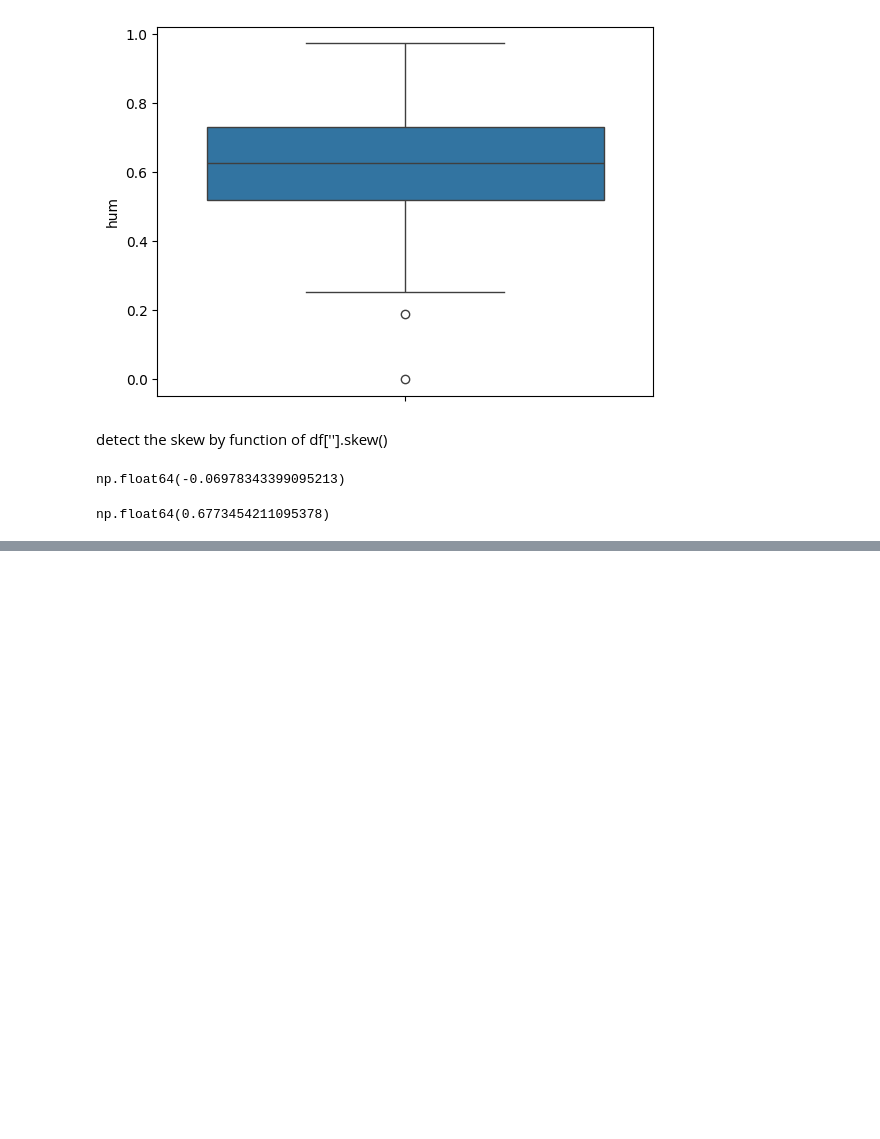
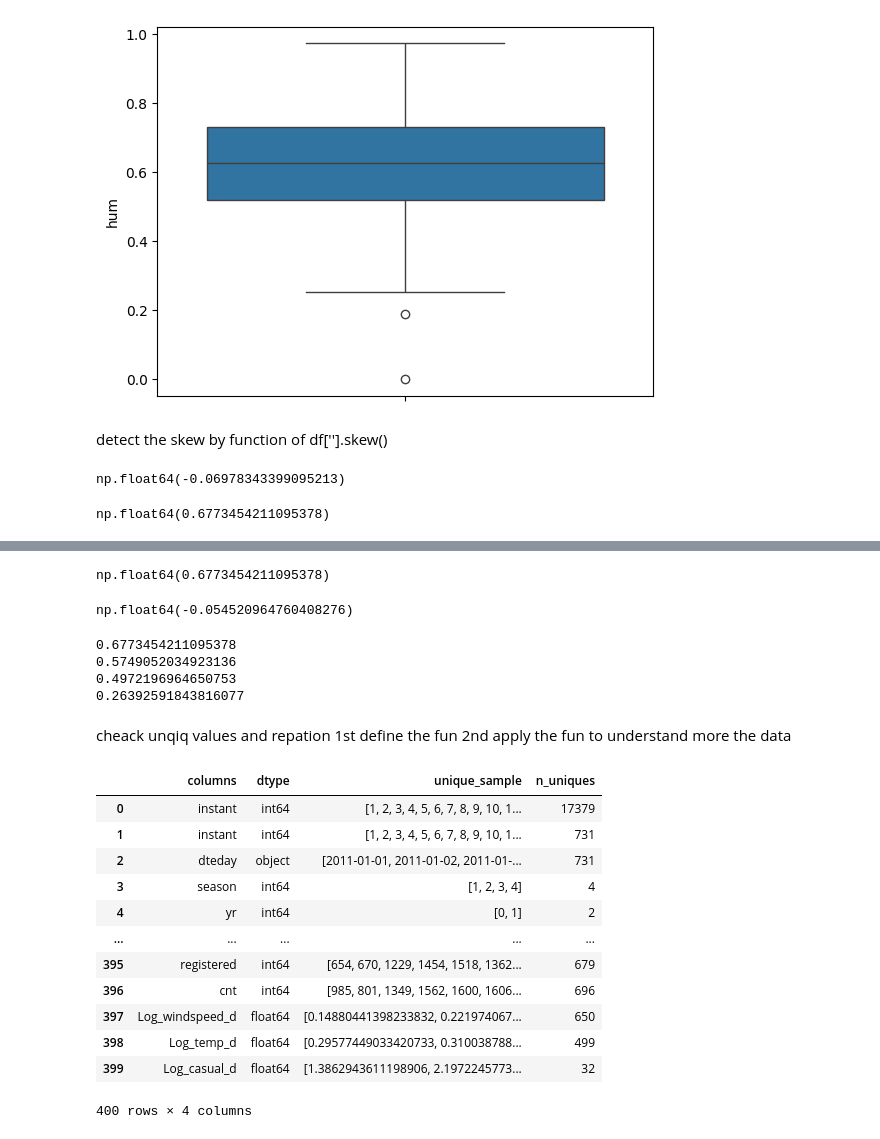
Before and after one commit to desouki76/Ahmed, a Jupyter notebook: Copy_of_Bike_Rental_Demand_Forecasting_.ipynb, the cells around one changed output, grey strips where cells are left out. Cells and saved outputs as stored; diff of their text form; code cells hidden in the pictures; blank space fills up the shorter version.

```diff
--- a/Copy_of_Bike_Rental_Demand_Forecasting_.ipynb
+++ b/Copy_of_Bike_Rental_Demand_Forecasting_.ipynb
@@ -121,0 +130,11 @@ np.float64(0.6773454211095378)
+# %%
+df_h['Log_windspeed_h']=np.log1p(df_h['windspeed'])
+#df_h['Log_hum_h']=np.log1p(df_h['hum'])
+df_h['Log_temp_h']=np.log1p(df_h['temp'])
+df_d['Log_windspeed_d']=np.log1p(df_d['windspeed'])
+#df_d['Log_hum_d']=np.log1p(df_d['hum'])
+df_d['Log_temp_d']=np.log1p(df_d['temp'])
+df_h["Log_casual_h"]=np.log1p(df_h["casual"])
+df_d["Log_casual_d"]=np.log1p(df_h["casual"])
+
+#
@@ -121,0 +143,59 @@ np.float64(0.6773454211095378)
+# %%
+df_d['windspeed'].skew()
+# %% [output]
+np.float64(0.6773454211095378)
+# %%
+df_d['temp'].skew()
+# %% [output]
+np.float64(-0.054520964760408276)
+# %%
+print(df_d['windspeed'].skew())
+print(df_h['windspeed'].skew())
+print(df_d['Log_windspeed_d'].skew())
+print(df_h['Log_windspeed_h'].skew())
+# %% [output]
+0.6773454211095378
+0.5749052034923136
+0.4972196964650753
+0.26392591843816077
+# %% [markdown]
+cheack unqiq values and repation
+1st define the fun
+2nd apply the fun
+to understand more the data
+# %%
+def columns_info(data):
+  cols=[]
+  dtype=[]
+  unique_v=[]
+  n_unique=[]
+
+  for col in df_h.columns:
+    cols.append(col)
+    dtype.append(df_h[col].dtypes)
+    unique_v.append(df_h[col].unique())
+    n_unique.append(df_h[col].nunique())
+
+    for col in df_d.columns:
+      cols.append(col)
+      dtype.append(df_d[col].dtypes)
+      unique_v.append(df_d[col].unique())
+      n_unique.append(df_d[col].nunique())
+
+  return pd.DataFrame({'columns':cols,'dtype':dtype,'unique_sample':unique_v, 'n_uniques':n_unique})
+# %%
+columns_info(df_h)
+# %% [output]
+|  | columns | dtype | unique_sample | n_uniques |
+| 0 | instant | int64 | [1, 2, 3, 4, 5, 6, 7, 8, 9, 10, 1... | 17379 |
+| 1 | instant | int64 | [1, 2, 3, 4, 5, 6, 7, 8, 9, 10, 1... | 731 |
+| 2 | dteday | object | [2011-01-01, 2011-01-02, 2011-01-... | 731 |
+| 3 | season | int64 | [1, 2, 3, 4] | 4 |
+| 4 | yr | int64 | [0, 1] | 2 |
+| ... | ... | ... | ... | ... |
+| 395 | registered | int64 | [654, 670, 1229, 1454, 1518, 1362... | 679 |
+| 396 | cnt | int64 | [985, 801, 1349, 1562, 1600, 1606... | 696 |
+| 397 | Log_windspeed_d | float64 | [0.14880441398233832, 0.221974067... | 650 |
+| 398 | Log_temp_d | float64 | [0.29577449033420733, 0.310038788... | 499 |
+| 399 | Log_casual_d | float64 | [1.3862943611198906, 2.1972245773... | 32 |
+400 rows × 4 columns
```
Also changed, not shown: parts of 9 cells of this notebook.
